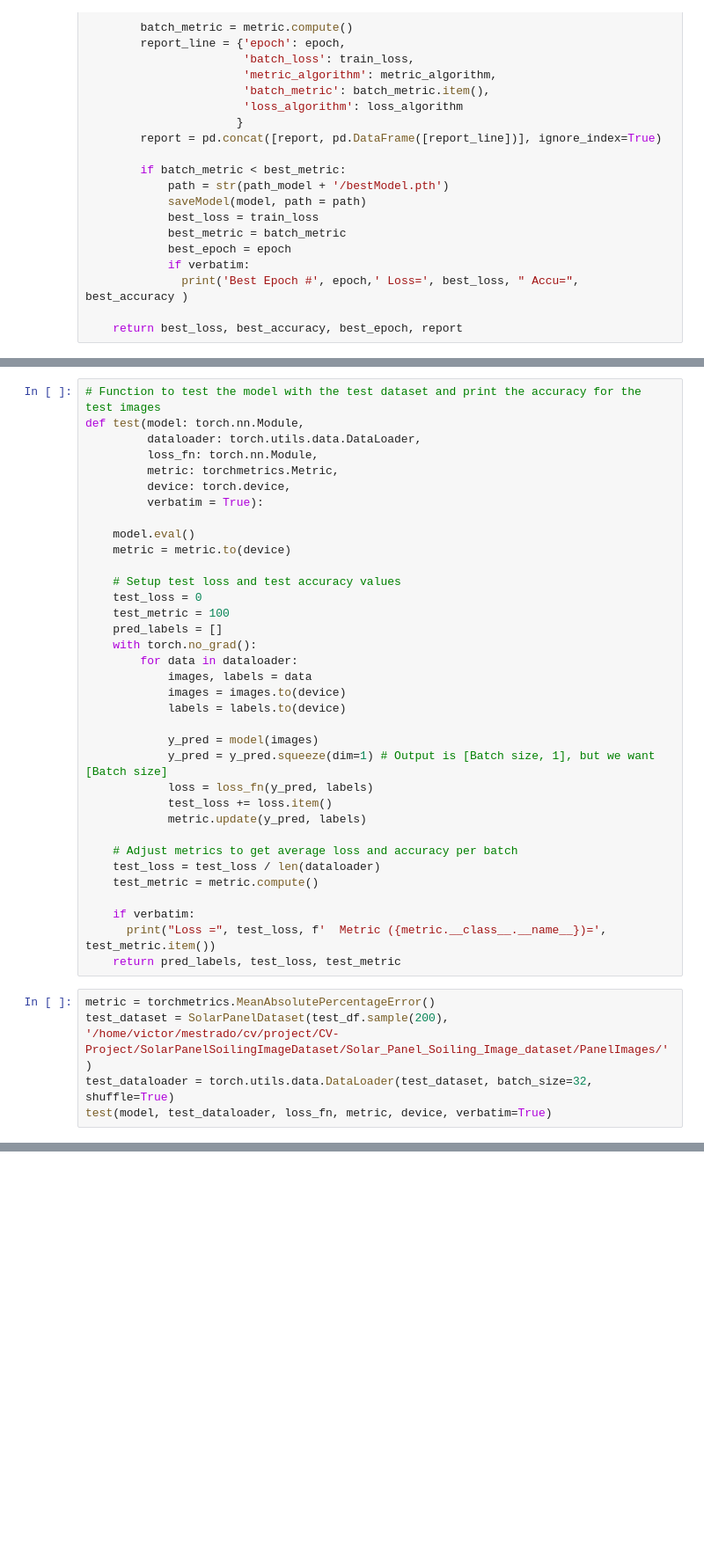
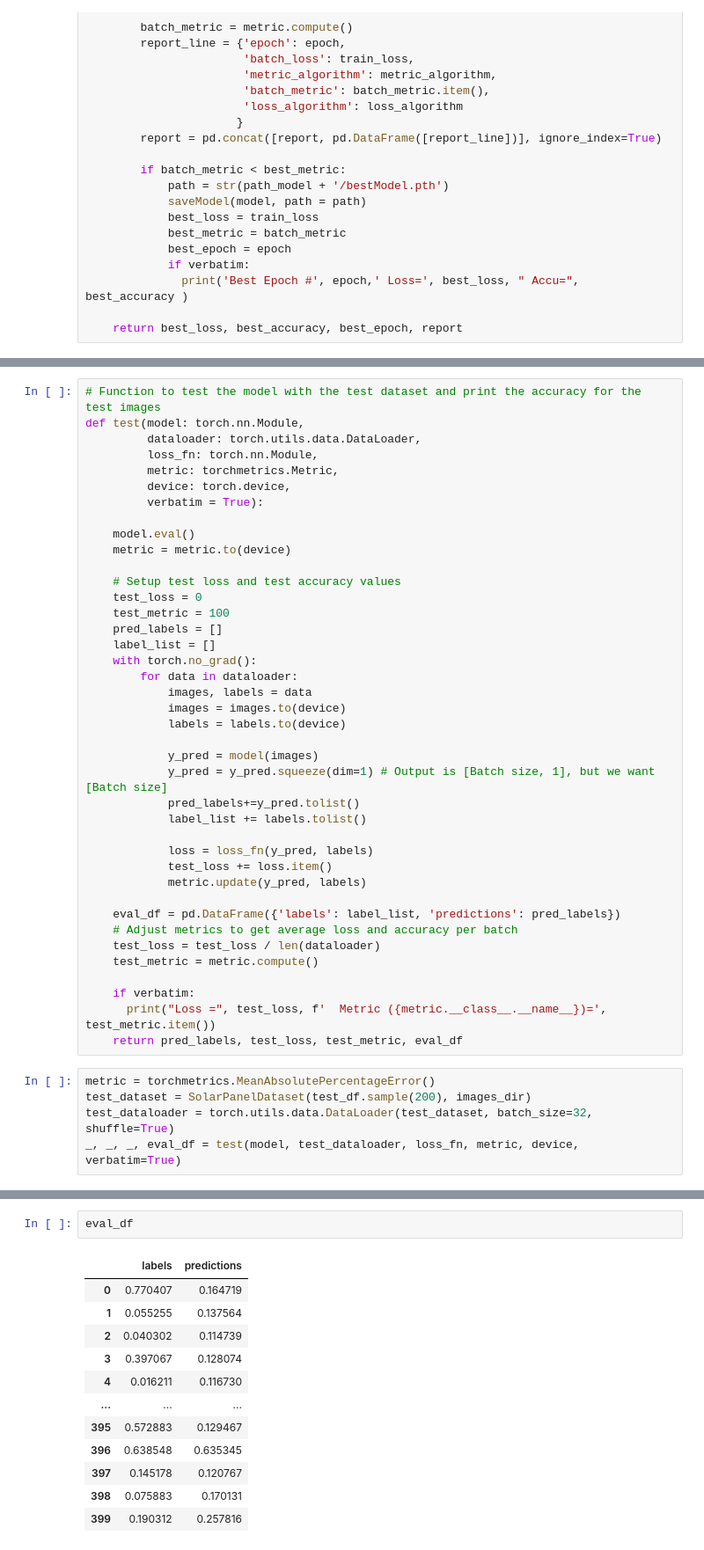
Before and after one commit to tomasrodriguesf1/CV-Project, a Jupyter notebook: computer_vision_project.ipynb, the cells around one changed output, grey strips where cells are left out. Shown: that part at 88% size. Cells and saved outputs as stored; diff of their text form; blank space fills up the shorter version.

```diff
--- a/computer_vision_project.ipynb
+++ b/computer_vision_project.ipynb
@@ -232,6 +282,7 @@ def test(model: torch.nn.Module,
     test_loss = 0
     test_metric = 100
     pred_labels = []
+    label_list = []
     with torch.no_grad():
         for data in dataloader:
             images, labels = data
@@ -240,20 +291,24 @@ def test(model: torch.nn.Module,
 
             y_pred = model(images)
             y_pred = y_pred.squeeze(dim=1) # Output is [Batch size, 1], but we want [Batch size]
+            pred_labels+=y_pred.tolist()
+            label_list += labels.tolist()
+
             loss = loss_fn(y_pred, labels)
             test_loss += loss.item()
             metric.update(y_pred, labels)
 
+    eval_df = pd.DataFrame({'labels': label_list, 'predictions': pred_labels})
     # Adjust metrics to get average loss and accuracy per batch
     test_loss = test_loss / len(dataloader)
     test_metric = metric.compute()
 
     if verbatim:
       print("Loss =", test_loss, f'  Metric ({metric.__class__.__name__})=', test_metric.item())
-    return pred_labels, test_loss, test_metric
+    return pred_labels, test_loss, test_metric, eval_df
 # %%
 metric = torchmetrics.MeanAbsolutePercentageError()
-test_dataset = SolarPanelDataset(test_df.sample(200), '/home/victor/mestrado/cv/project/CV-Project/SolarPanelSoilingImageDataset/Solar_Panel_Soiling_Image_dataset/PanelImages/')
+test_dataset = SolarPanelDataset(test_df.sample(200), images_dir)
 test_dataloader = torch.utils.data.DataLoader(test_dataset, batch_size=32, shuffle=True)
-test(model, test_dataloader, loss_fn, metric, device, verbatim=True)
+_, _, _, eval_df = test(model, test_dataloader, loss_fn, metric, device, verbatim=True)
 # %% [output]
@@ -261,0 +316,15 @@ Loss = 0.08562727957963943   Metric (MeanAbsolutePercentageError)= 18.3122806549
+# %%
+eval_df
+# %% [output]
+|  | labels | predictions |
+| 0 | 0.770407 | 0.164719 |
+| 1 | 0.055255 | 0.137564 |
+| 2 | 0.040302 | 0.114739 |
+| 3 | 0.397067 | 0.128074 |
+| 4 | 0.016211 | 0.116730 |
+| ... | ... | ... |
+| 395 | 0.572883 | 0.129467 |
+| 396 | 0.638548 | 0.635345 |
+| 397 | 0.145178 | 0.120767 |
+| 398 | 0.075883 | 0.170131 |
+| 399 | 0.190312 | 0.257816 |
```
Also changed, not shown: parts of 11 cells of this notebook.
